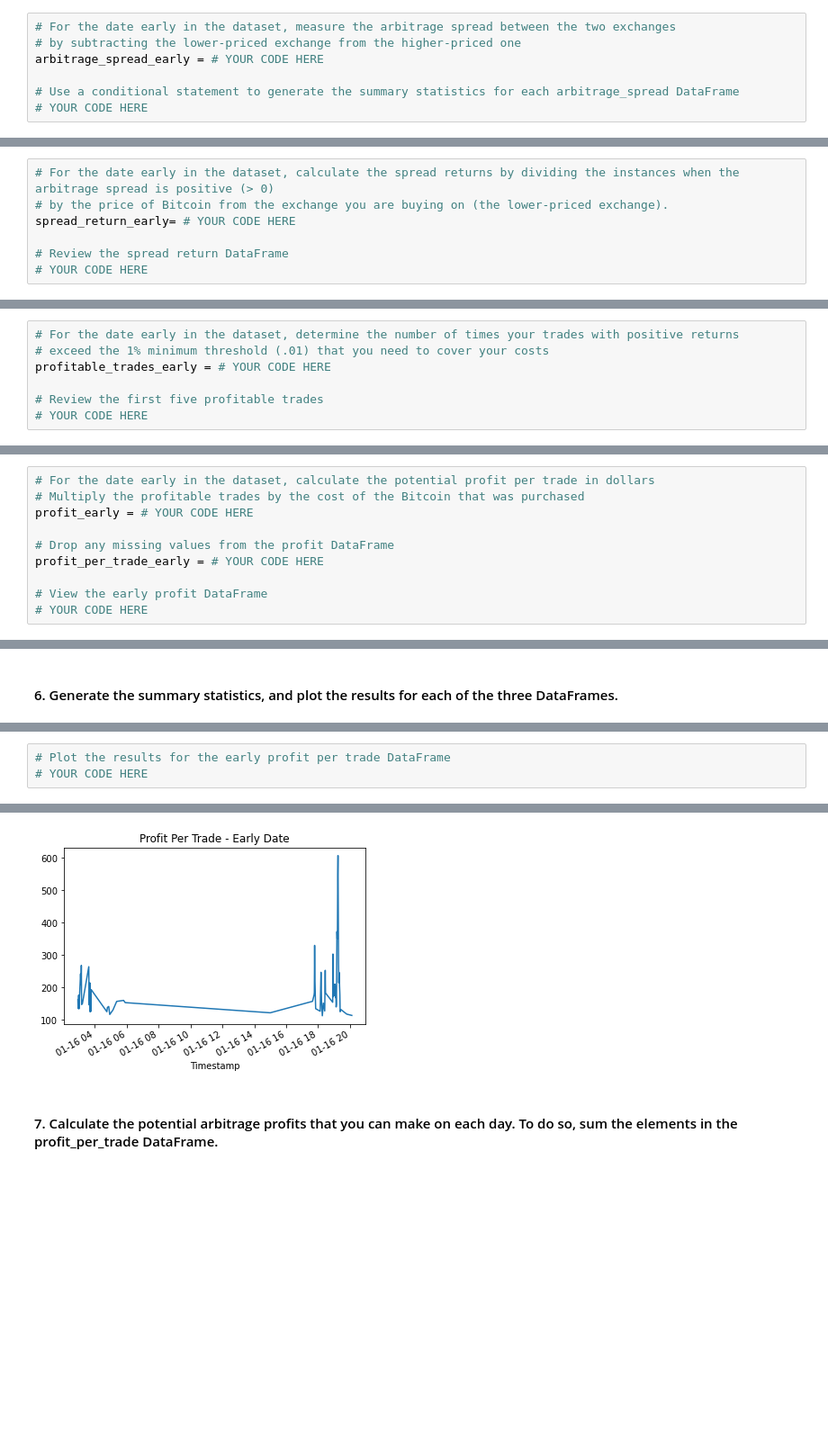
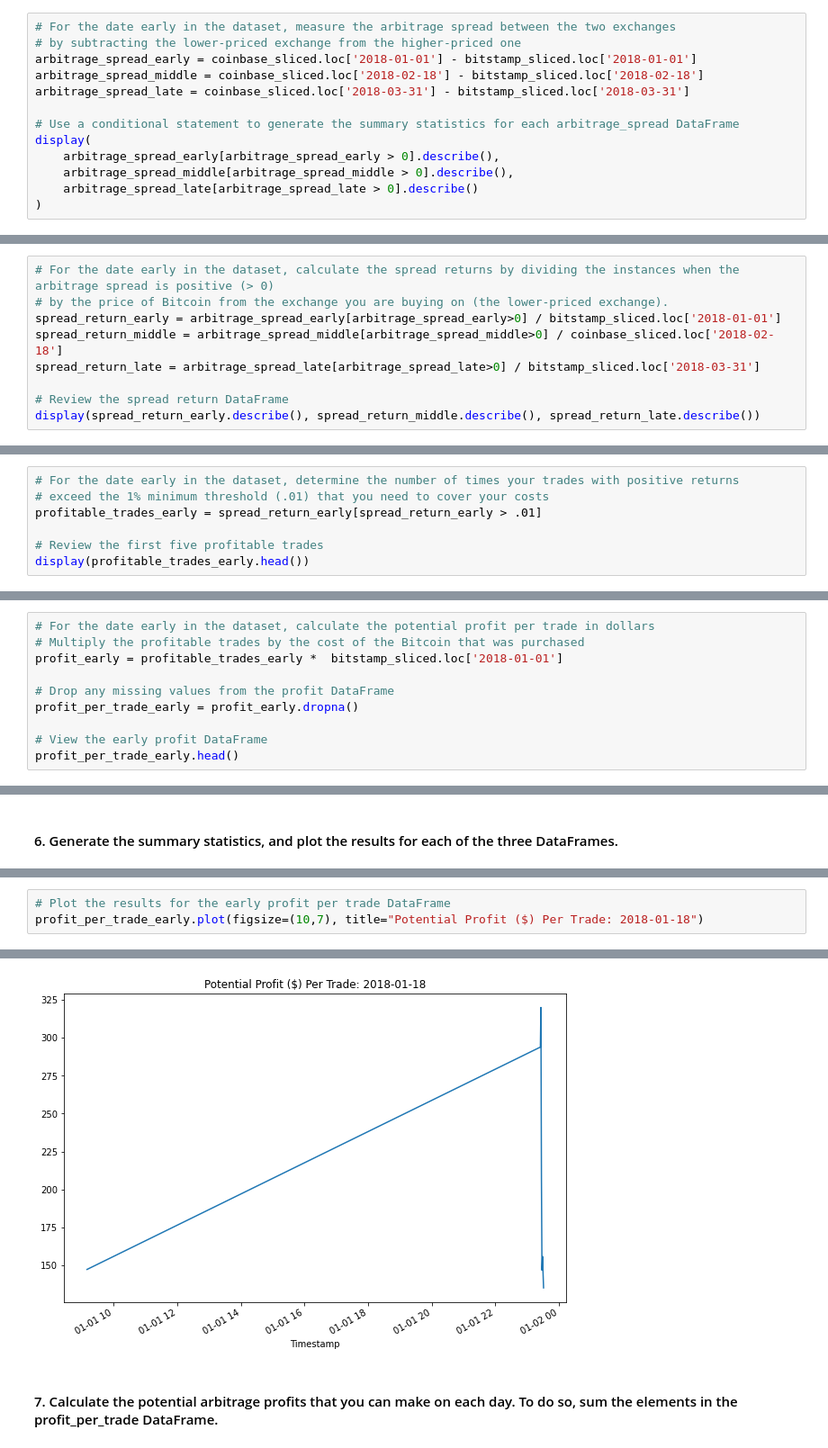
Before and after one commit to ALovettII/3-challenge, a Jupyter notebook: crypto_arbitrage.ipynb, the cells around one changed output, grey strips where cells are left out. Shown at 90% size. Cells and saved outputs as stored; diff of their text form; blank space fills up the shorter version.

```diff
--- a/crypto_arbitrage.ipynb
+++ b/crypto_arbitrage.ipynb
@@ -421,8 +428,14 @@ Calculate the potential profits for each date that you selected in the previous
 # %%
 # For the date early in the dataset, measure the arbitrage spread between the two exchanges
 # by subtracting the lower-priced exchange from the higher-priced one
-arbitrage_spread_early = # YOUR CODE HERE
+arbitrage_spread_early = coinbase_sliced.loc['2018-01-01'] - bitstamp_sliced.loc['2018-01-01']
+arbitrage_spread_middle = coinbase_sliced.loc['2018-02-18'] - bitstamp_sliced.loc['2018-02-18']
+arbitrage_spread_late = coinbase_sliced.loc['2018-03-31'] - bitstamp_sliced.loc['2018-03-31']
 
 # Use a conditional statement to generate the summary statistics for each arbitrage_spread DataFrame
-# YOUR CODE HERE
+display(
+    arbitrage_spread_early[arbitrage_spread_early > 0].describe(),
+    arbitrage_spread_middle[arbitrage_spread_middle > 0].describe(),
+    arbitrage_spread_late[arbitrage_spread_late > 0].describe()
+)
 # %% [output]
@@ -440,8 +471,10 @@ Name: Close, dtype: float64
 # %%
 # For the date early in the dataset, calculate the spread returns by dividing the instances when the arbitrage spread is positive (> 0)
 # by the price of Bitcoin from the exchange you are buying on (the lower-priced exchange).
-spread_return_early= # YOUR CODE HERE
+spread_return_early = arbitrage_spread_early[arbitrage_spread_early>0] / bitstamp_sliced.loc['2018-01-01']
+spread_return_middle = arbitrage_spread_middle[arbitrage_spread_middle>0] / coinbase_sliced.loc['2018-02-18']
+spread_return_late = arbitrage_spread_late[arbitrage_spread_late>0] / bitstamp_sliced.loc['2018-03-31']
 
 # Review the spread return DataFrame
-# YOUR CODE HERE
+display(spread_return_early.describe(), spread_return_middle.describe(), spread_return_late.describe())
 # %% [output]
@@ -457,9 +510,9 @@ Name: Close, dtype: float64
 # %%
 # For the date early in the dataset, determine the number of times your trades with positive returns
 # exceed the 1% minimum threshold (.01) that you need to cover your costs
-profitable_trades_early = # YOUR CODE HERE
+profitable_trades_early = spread_return_early[spread_return_early > .01]
 
 # Review the first five profitable trades
-# YOUR CODE HERE
+display(profitable_trades_early.head())
 # %% [output]
 Timestamp
@@ -490,12 +571,12 @@ Name: Close, dtype: float64
 # %%
 # For the date early in the dataset, calculate the potential profit per trade in dollars
 # Multiply the profitable trades by the cost of the Bitcoin that was purchased
-profit_early = # YOUR CODE HERE
+profit_early = profitable_trades_early *  bitstamp_sliced.loc['2018-01-01']
 
 # Drop any missing values from the profit DataFrame
-profit_per_trade_early = # YOUR CODE HERE
+profit_per_trade_early = profit_early.dropna()
 
 # View the early profit DataFrame
-# YOUR CODE HERE
+profit_per_trade_early.head()
 # %% [output]
 Timestamp
@@ -528,5 +603,5 @@ max      606.800000
 Name: Close, dtype: float64
 # %%
 # Plot the results for the early profit per trade DataFrame
-# YOUR CODE HERE
+profit_per_trade_early.plot(figsize=(10,7), title="Potential Profit ($) Per Trade: 2018-01-18")
 # %% [output]
@@ -534,4 +609,4 @@ Name: Close, dtype: float64
-[figure, old version]
+[figure, new version]
 # %% [markdown]
 #### 7. Calculate the potential arbitrage profits that you can make on each day. To do so, sum the elements in the profit_per_trade DataFrame.
 # %%
```
Also changed, not shown: parts of 26 cells of this notebook, 1 other file.
